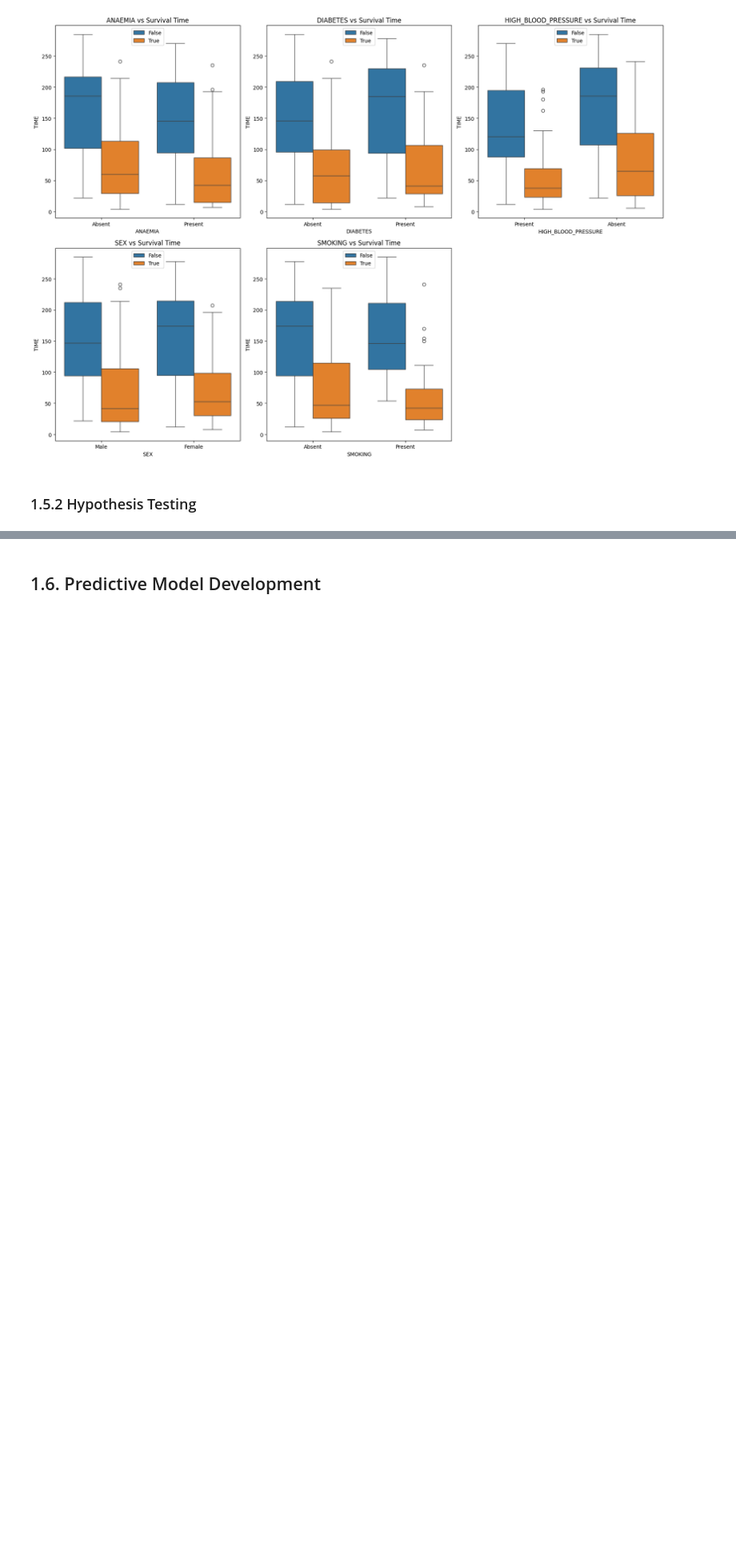
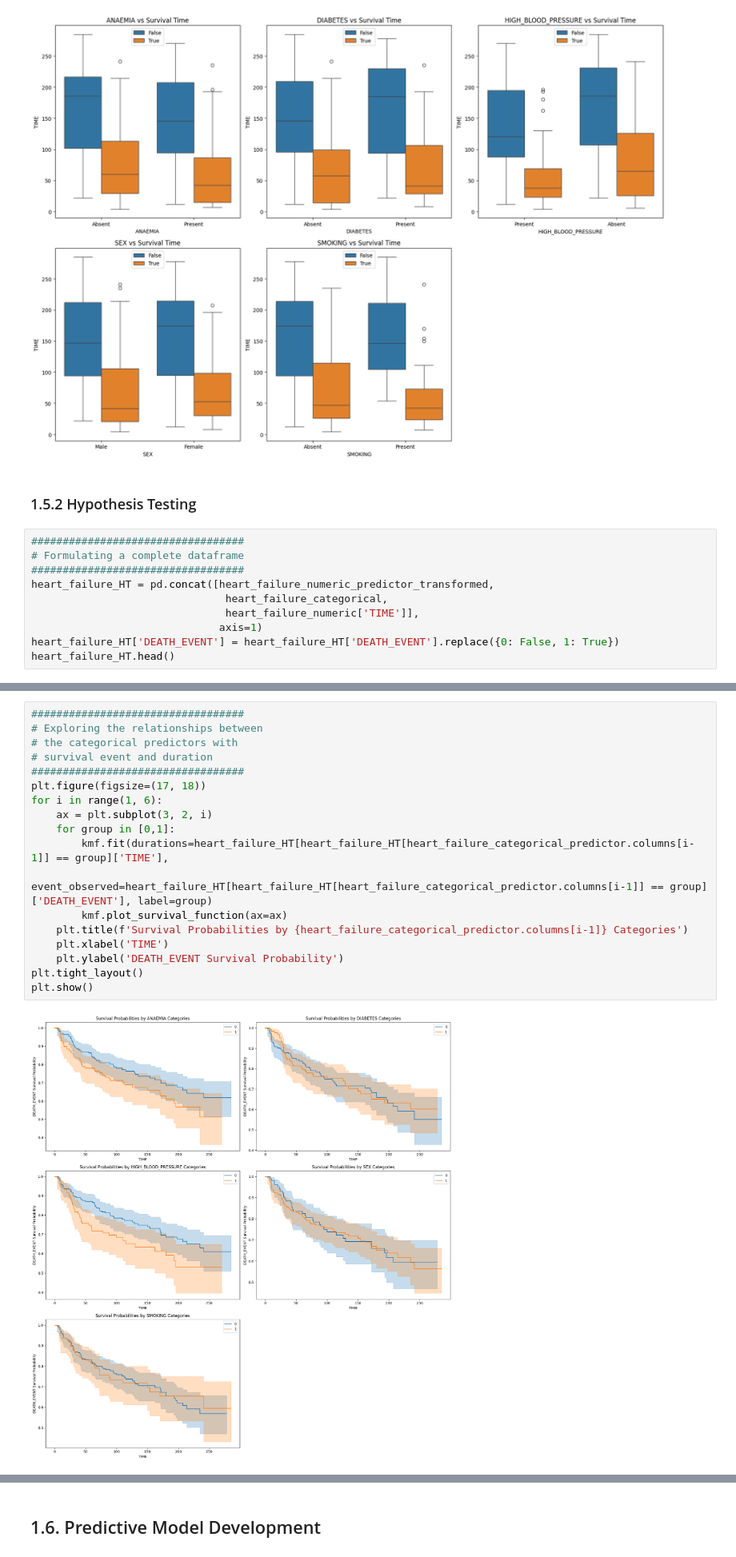
Before and after one commit to JohnPaulinePineda/Portfolio_Project_55, a Jupyter notebook: codes/EstimatingHeartFailureSurvivalRiskProfilesFromCardiovascularHematologicAndMetabolicMarkers.ipynb, the cells around one changed output, grey strips where cells are left out. Shown at 80% size. Cells and saved outputs as stored; diff of their text form; blank space fills up the shorter version.

```diff
--- a/codes/EstimatingHeartFailureSurvivalRiskProfilesFromCardiovascularHematologicAndMetabolicMarkers.ipynb
+++ b/codes/EstimatingHeartFailureSurvivalRiskProfilesFromCardiovascularHematologicAndMetabolicMarkers.ipynb
@@ -1125,3 +1125,13 @@ plt.show()
 [figure]
 # %% [markdown]
 ### 1.5.2 Hypothesis Testing <a class="anchor" id="1.5.2"></a>
+# %%
+##################################
+# Formulating a complete dataframe
+##################################
+heart_failure_HT = pd.concat([heart_failure_numeric_predictor_transformed,
+                               heart_failure_categorical,
+                               heart_failure_numeric['TIME']],
+                              axis=1)
+heart_failure_HT['DEATH_EVENT'] = heart_failure_HT['DEATH_EVENT'].replace({0: False, 1: True})
+heart_failure_HT.head()
@@ -1127,0 +1206,20 @@ plt.show()
+# %%
+##################################
+# Exploring the relationships between
+# the categorical predictors with
+# survival event and duration
+##################################
+plt.figure(figsize=(17, 18))
+for i in range(1, 6):
+    ax = plt.subplot(3, 2, i)
+    for group in [0,1]:
+        kmf.fit(durations=heart_failure_HT[heart_failure_HT[heart_failure_categorical_predictor.columns[i-1]] == group]['TIME'],
+                event_observed=heart_failure_HT[heart_failure_HT[heart_failure_categorical_predictor.columns[i-1]] == group]['DEATH_EVENT'], label=group)
+        kmf.plot_survival_function(ax=ax)
+    plt.title(f'Survival Probabilities by {heart_failure_categorical_predictor.columns[i-1]} Categories')
+    plt.xlabel('TIME')
+    plt.ylabel('DEATH_EVENT Survival Probability')
+plt.tight_layout()
+plt.show()
+# %% [output]
+[figure, added]
```
Also changed, not shown: parts of 11 cells of this notebook, 2 other files.
